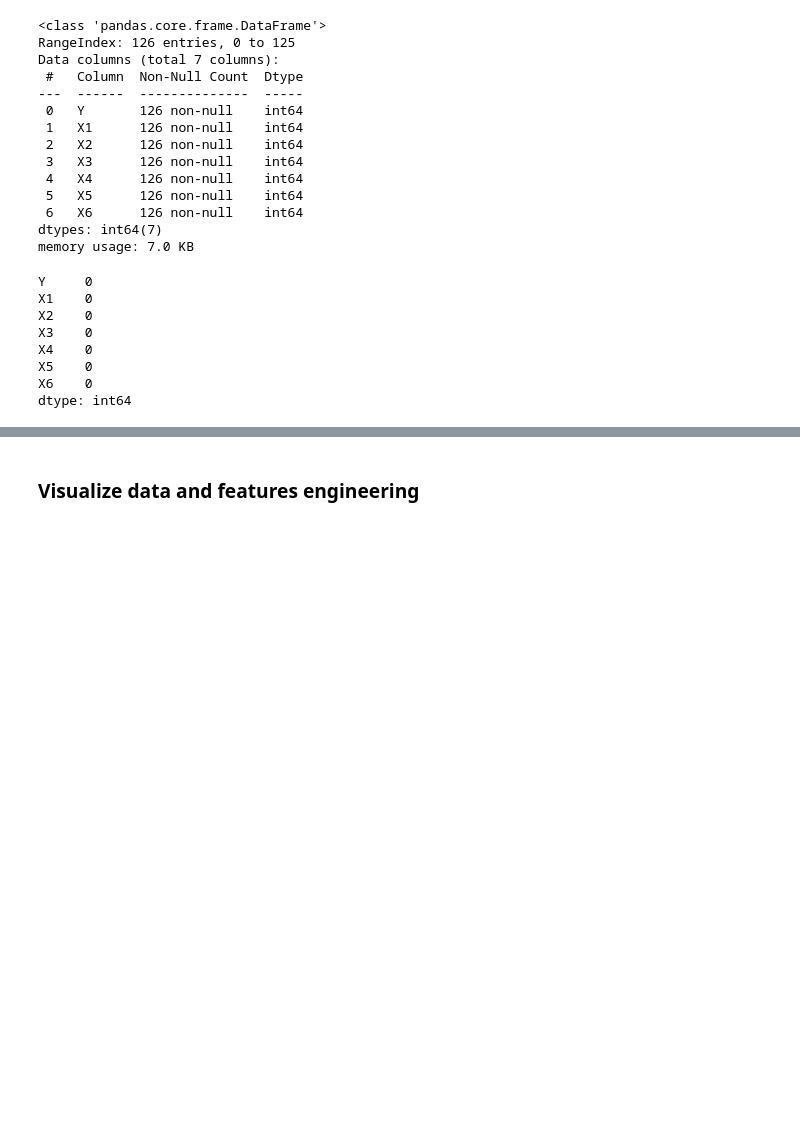
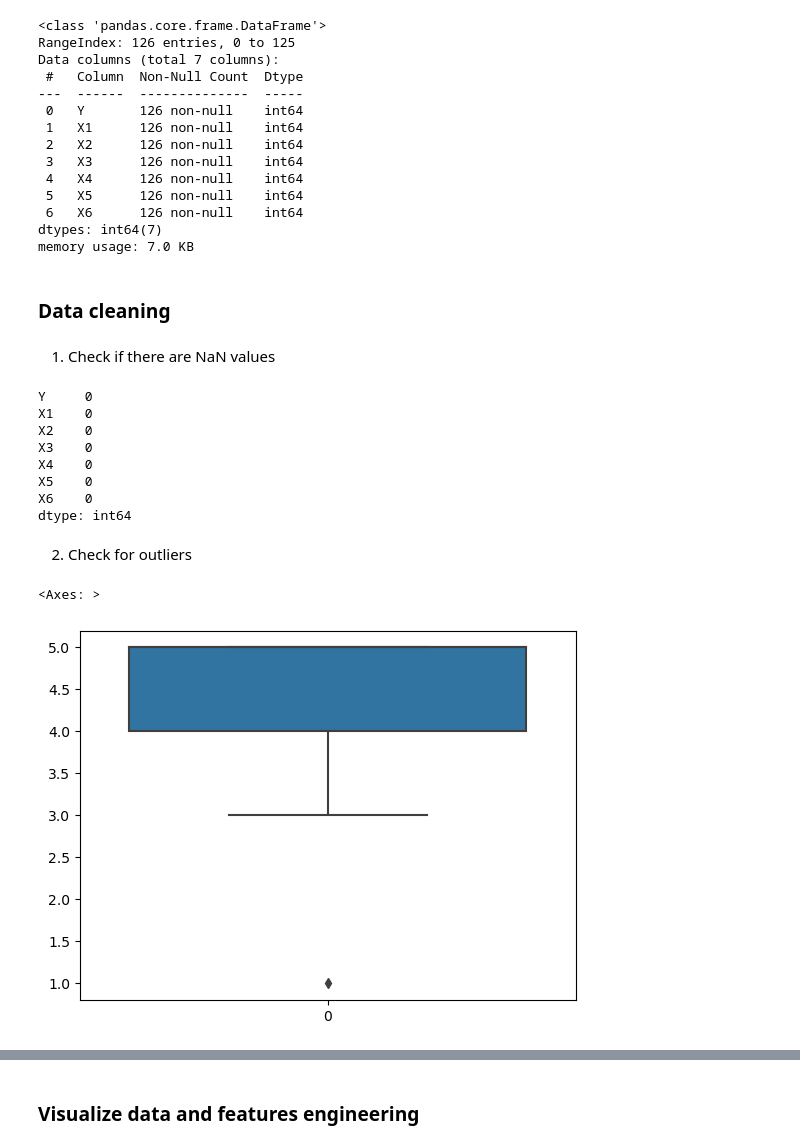
Before and after one commit to chiara89/mFi8znFt4ZE6Spwv, a Jupyter notebook: happyCustomerModel.ipynb, the cells around one changed output, grey strips where cells are left out. Drawn from its saved outputs; the diff is of its cells as text; code cells hidden in the pictures; blank space fills up the shorter version.

```diff
--- a/happyCustomerModel.ipynb
+++ b/happyCustomerModel.ipynb
@@ -94,4 +98,8 @@ Data columns (total 7 columns):
  6   X6      126 non-null    int64
 dtypes: int64(7)
 memory usage: 7.0 KB
+# %% [markdown]
+### Data cleaning
+# %% [markdown]
+1) Check if there are NaN values
 # %%
@@ -106,3 +114,10 @@ X4    0
 X5    0
 X6    0
 dtype: int64
+# %% [markdown]
+2) Check for outliers
+# %%
+sns.boxplot(df['X1'])
+# %% [output]
+<Axes: >
+[figure, added]
```
Also changed, not shown: parts of 20 cells of this notebook.
